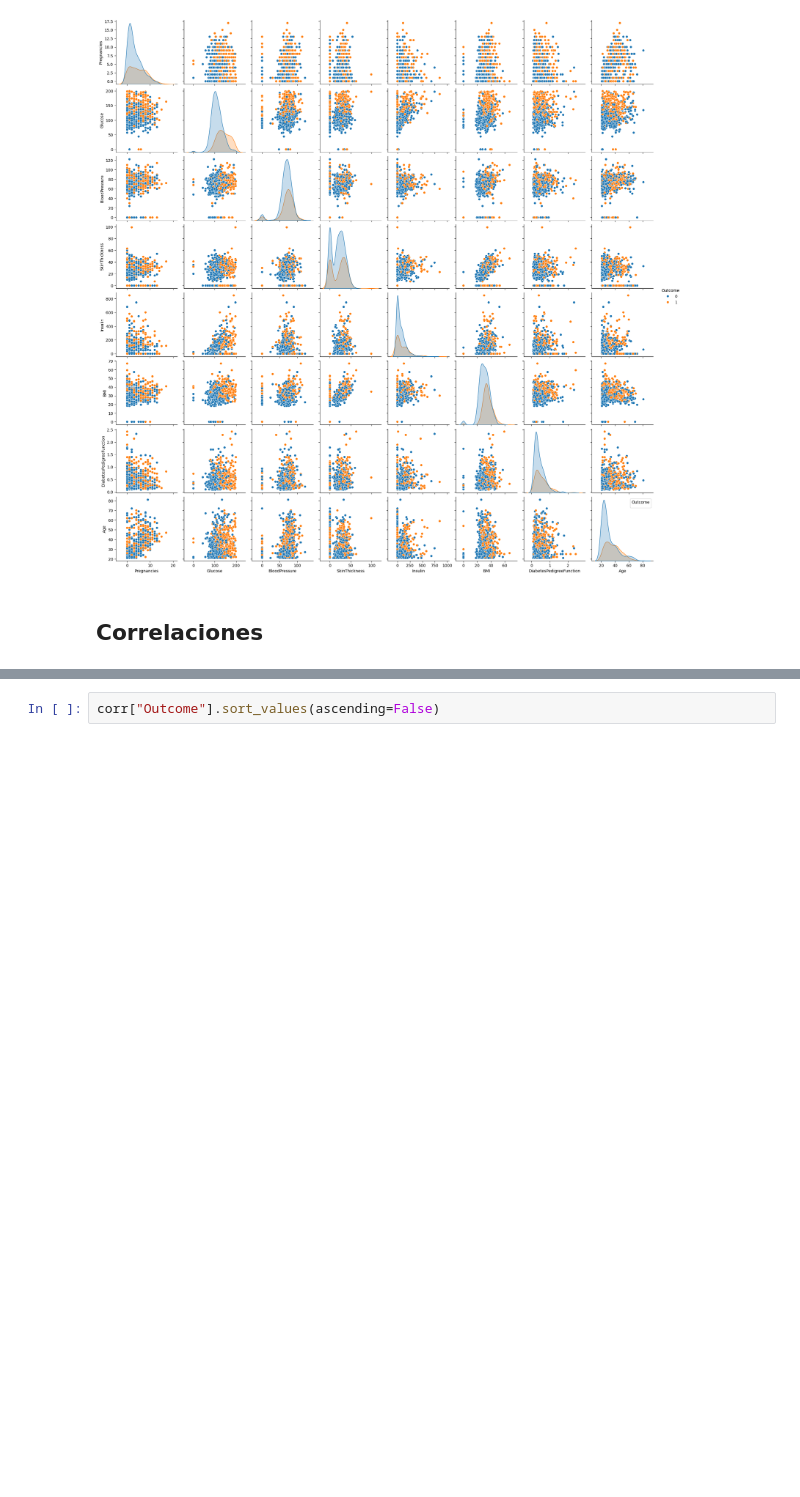
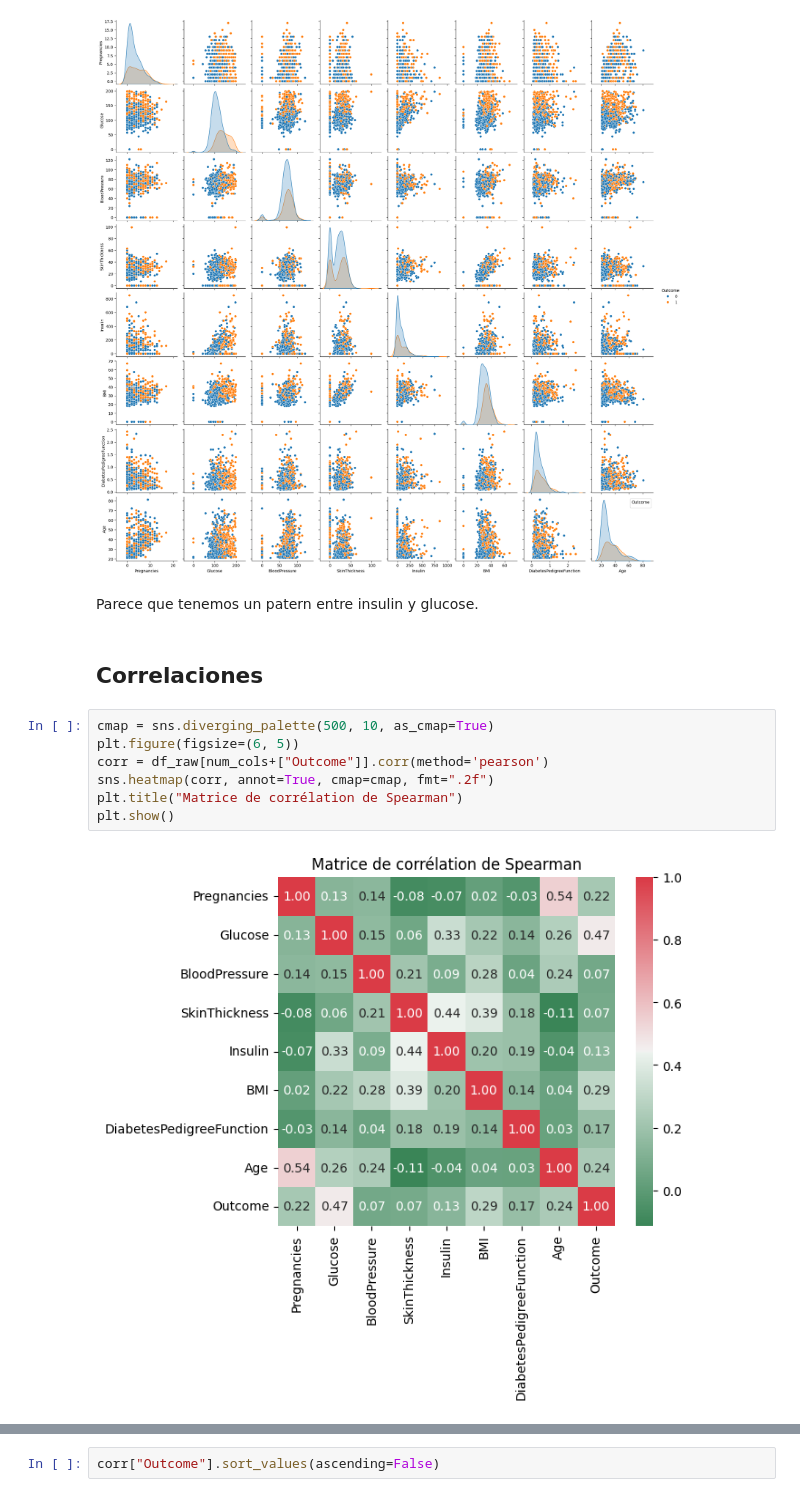
Before and after one commit to Amauryesic/Proyecto_ml, a Jupyter notebook: src/EDA.ipynb, the cells around one changed output, grey strips where cells are left out. Saved outputs shown, nothing was run; the diff lists cells and outputs as text; blank space fills up the shorter version.

```diff
--- a/src/EDA.ipynb
+++ b/src/EDA.ipynb
@@ -228,7 +254,18 @@ plt.legend(title='Outcome')
 plt.show()
 # %% [output]
 [figure]
+# %% [markdown]
+Parece que tenemos un patern entre insulin y glucose.
 # %% [markdown]
 ## Correlaciones
+# %%
+cmap = sns.diverging_palette(500, 10, as_cmap=True)
+plt.figure(figsize=(6, 5))
+corr = df_raw[num_cols+["Outcome"]].corr(method='pearson')
+sns.heatmap(corr, annot=True, cmap=cmap, fmt=".2f")
+plt.title("Matrice de corrélation de Spearman")
+plt.show()
+# %% [output]
+[figure, added]
 # %%
 cmap = sns.diverging_palette(500, 10, as_cmap=True)
```
Also changed, not shown: parts of 29 cells of this notebook.
